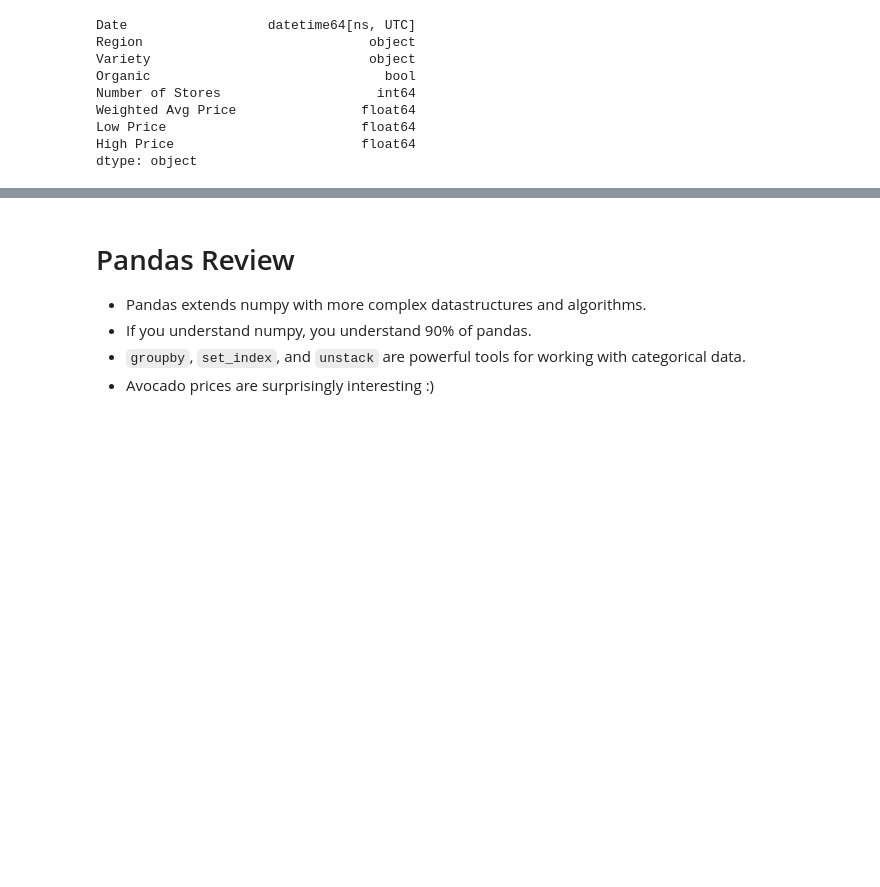
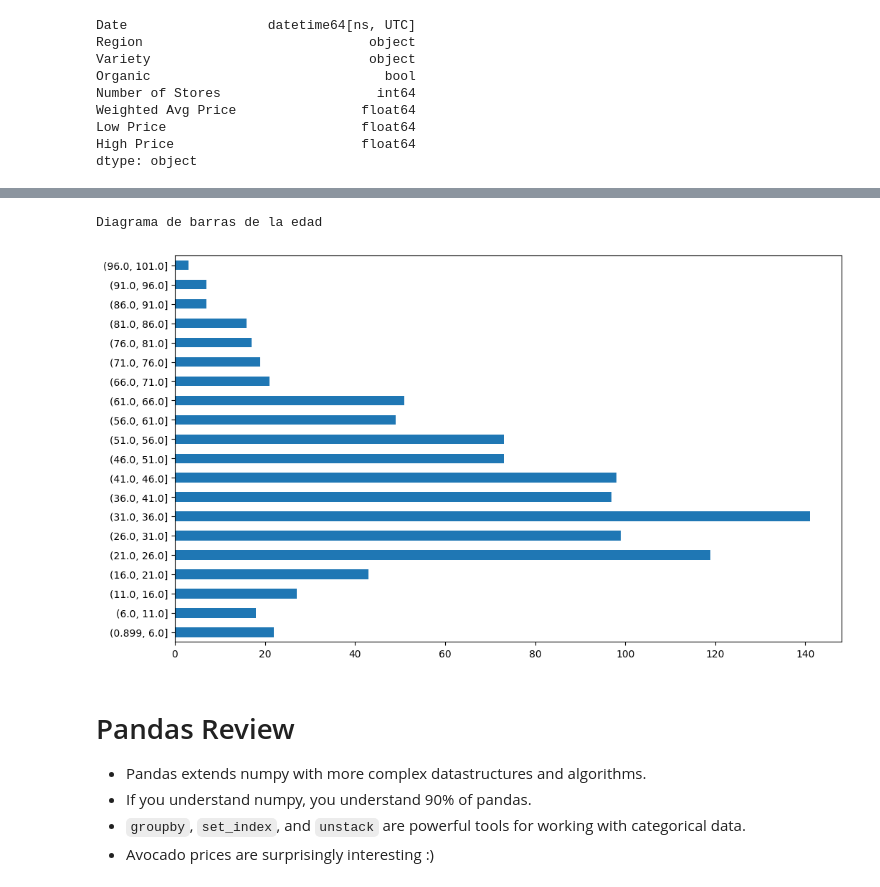
Before and after one commit to fnovoas/MetNumUN2024I, a Jupyter notebook: Lab2/fnovoas_Lab2.ipynb, the cells around one changed output, grey strips where cells are left out. Saved outputs shown, nothing was run; the diff lists cells and outputs as text; code cells hidden in the pictures; blank space fills up the shorter version.

```diff
--- a/Lab2/fnovoas_Lab2.ipynb
+++ b/Lab2/fnovoas_Lab2.ipynb
@@ -1645,3 +1854,12 @@ ax.set_xticklabels(ax.get_xticklabels(), rotation=45);
+# %%
+edad_int = pd.to_numeric(tabla.edad, downcast='integer')
+edad = edad_int.value_counts(bins = 20)
+edad = edad.sort_index(ascending=True)
+edad.plot.barh()
+print("Diagrama de barras de la edad ")
+# %% [output]
+Diagrama de barras de la edad
+[figure, added]
 # %% [markdown]
 # Pandas Review
 
```
Also changed, not shown: parts of 16 cells of this notebook.
